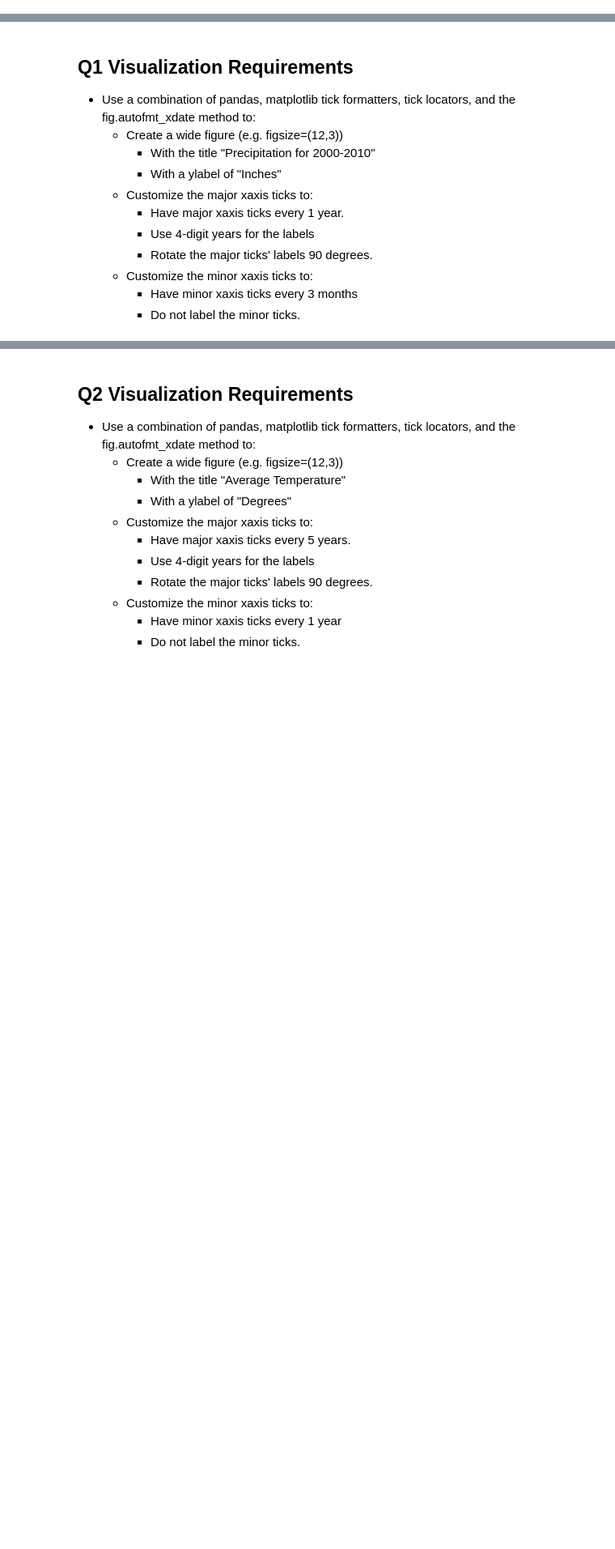
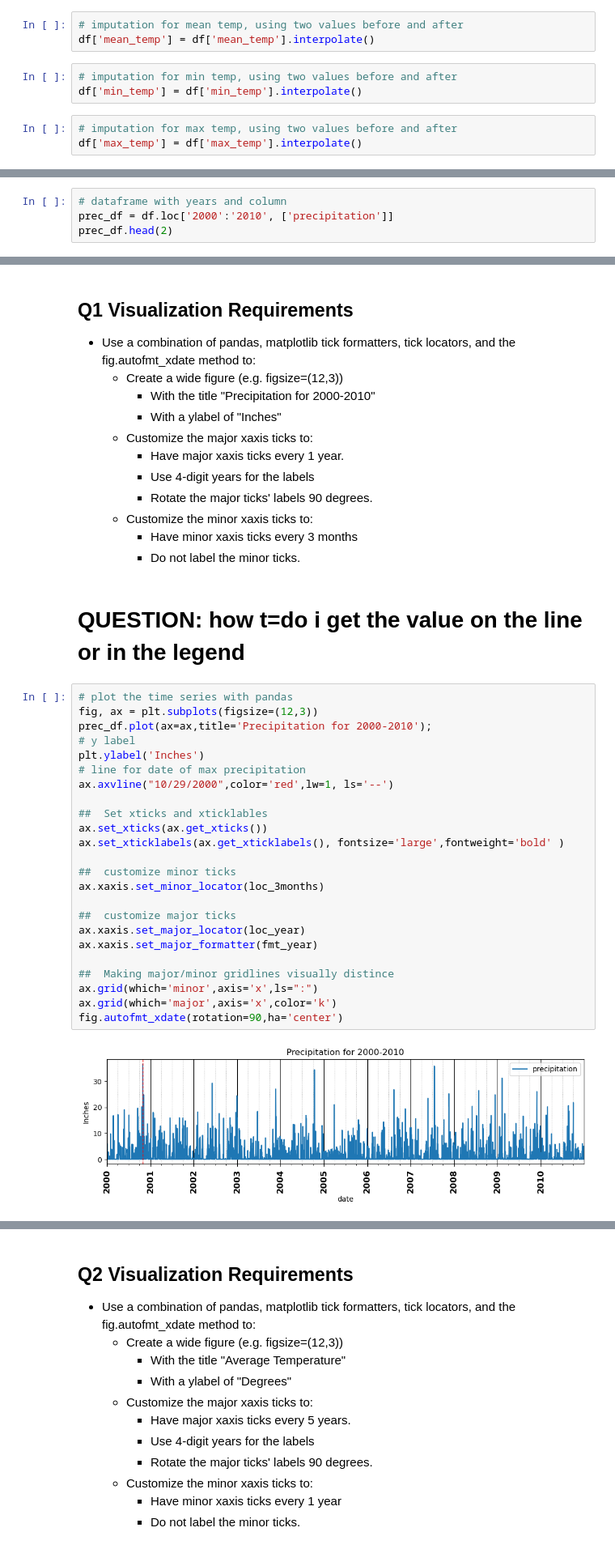
Before and after one commit to KDiBSilva/Resampling_Datetime_Data, a Jupyter notebook: Resampling_Datetime_Data.ipynb, the cells around one changed output, grey strips where cells are left out. Shown: that part at 81% size. Drawn from its saved outputs; the diff is of its cells as text; blank space fills up the shorter version.

```diff
--- a/Resampling_Datetime_Data.ipynb
+++ b/Resampling_Datetime_Data.ipynb
@@ -56,0 +67,9 @@ df['date']
+# %%
+# imputation for mean temp, using two values before and after
+df['mean_temp'] = df['mean_temp'].interpolate()
+# %%
+# imputation for min temp, using two values before and after
+df['min_temp'] = df['min_temp'].interpolate()
+# %%
+# imputation for max temp, using two values before and after
+df['max_temp'] = df['max_temp'].interpolate()
@@ -73,0 +89,4 @@ df['date']
+# %%
+# dataframe with years and column
+prec_df = df.loc['2000':'2010', ['precipitation']]
+prec_df.head(2)
@@ -94,3 +166,31 @@ df.plot(ax=ax)
     - Customize the minor xaxis ticks to:
         - Have minor xaxis ticks every 3 months
         - Do not label the minor ticks.
+# %% [markdown]
+# QUESTION: how t=do i get the value on the line or in the legend
+# %%
+# plot the time series with pandas
+fig, ax = plt.subplots(figsize=(12,3))
+prec_df.plot(ax=ax,title='Precipitation for 2000-2010');
+# y label
+plt.ylabel('Inches')
+# line for date of max precipitation
+ax.axvline("10/29/2000",color='red',lw=1, ls='--')
+
+##  Set xticks and xticklables
+ax.set_xticks(ax.get_xticks())
+ax.set_xticklabels(ax.get_xticklabels(), fontsize='large',fontweight='bold' )
+
+##  customize minor ticks
+ax.xaxis.set_minor_locator(loc_3months)
+
+##  customize major ticks
+ax.xaxis.set_major_locator(loc_year)
+ax.xaxis.set_major_formatter(fmt_year)
+
+##  Making major/minor gridlines visually distince
+ax.grid(which='minor',axis='x',ls=":")
+ax.grid(which='major',axis='x',color='k')
+fig.autofmt_xdate(rotation=90,ha='center')
+# %% [output]
+[figure, added]
```
Also changed, not shown: parts of 38 cells of this notebook.
